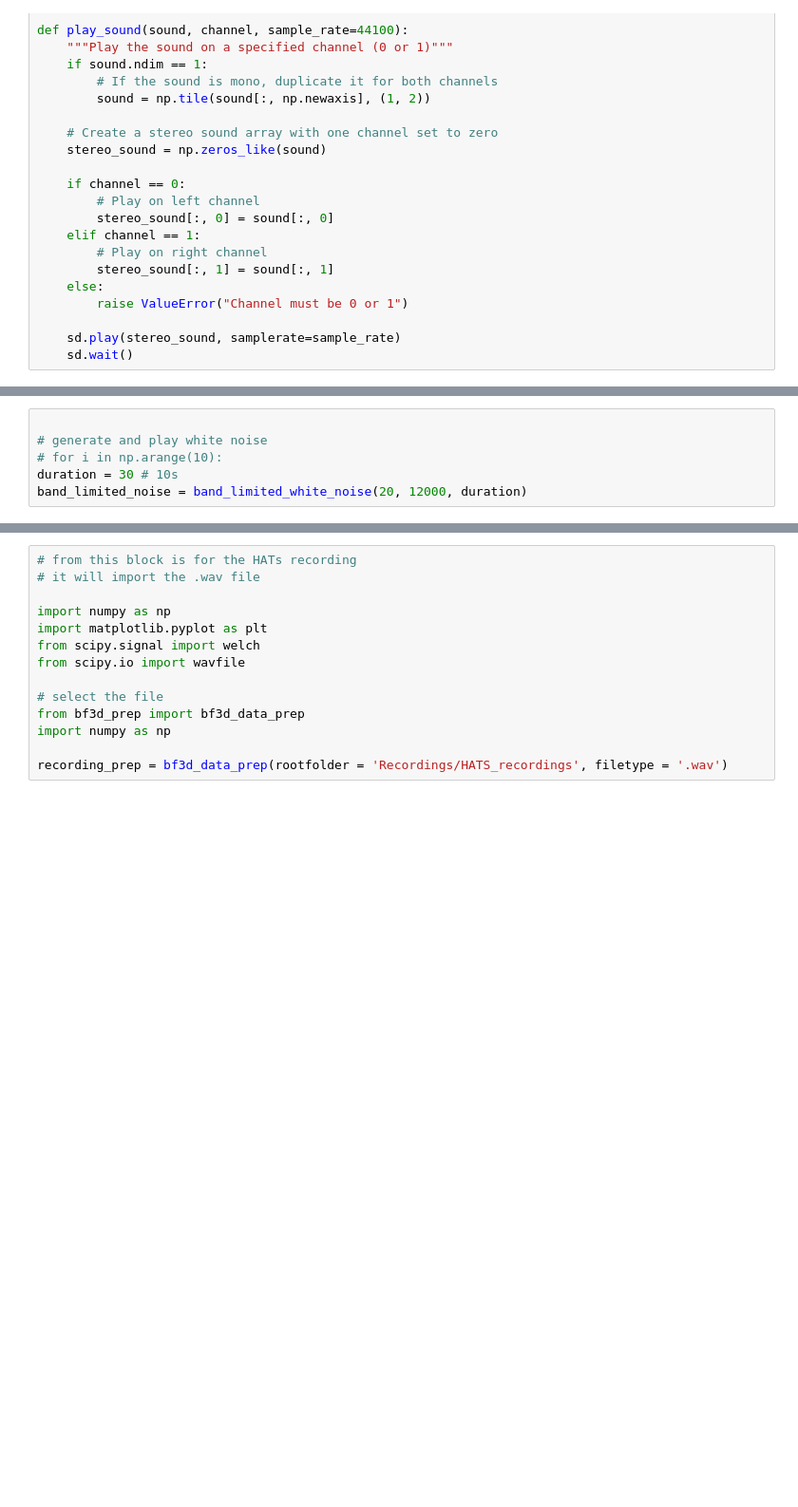
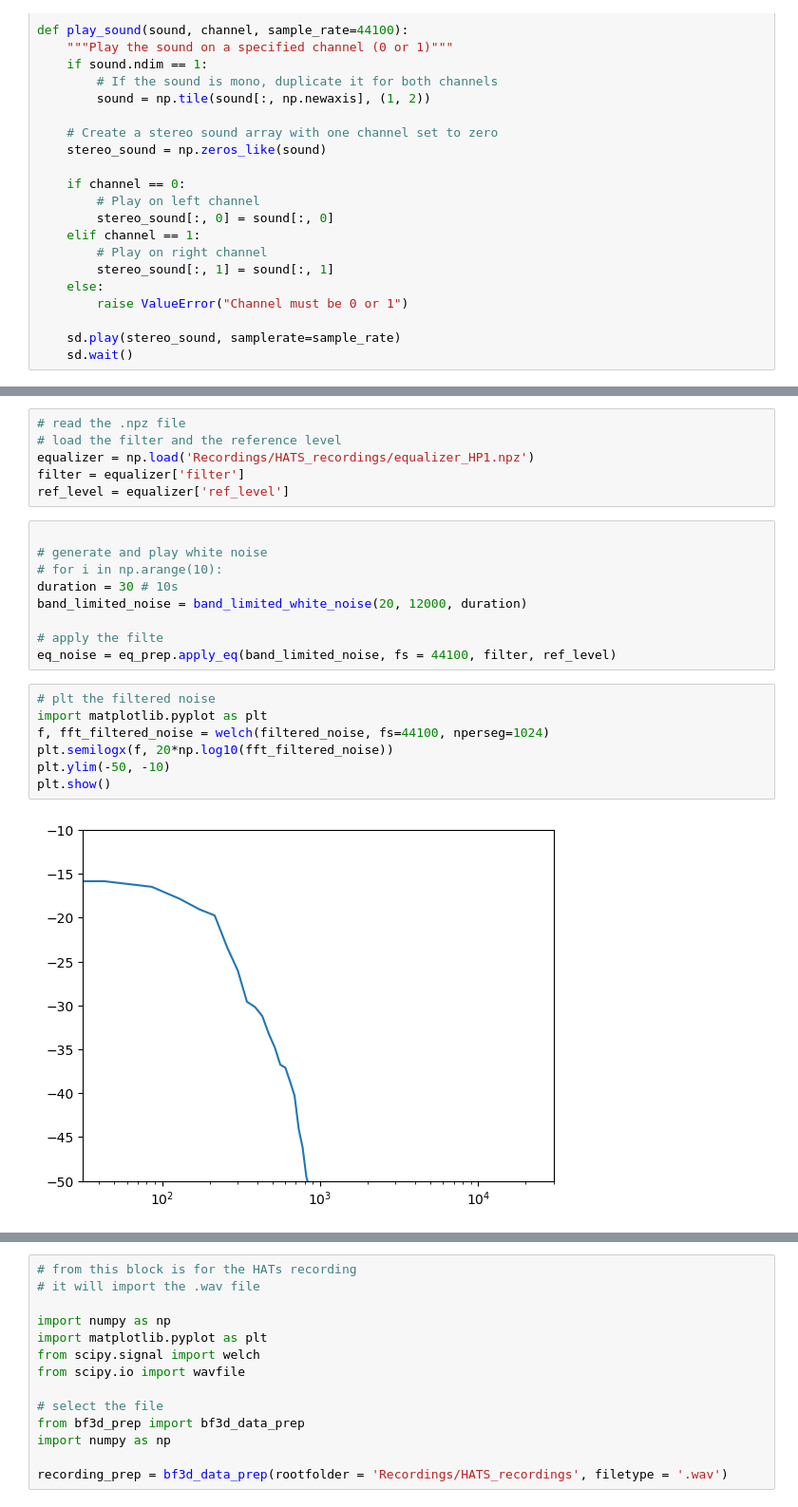
Before and after one commit to 1ieng2en/3d_beamforming, a Jupyter notebook: Measurement.ipynb, the cells around one changed output, grey strips where cells are left out. Shown at 95% size. Saved outputs shown, nothing was run; the diff lists cells and outputs as text; blank space fills up the shorter version.

```diff
--- a/Measurement.ipynb
+++ b/Measurement.ipynb
@@ -63,9 +74,27 @@ def play_sound(sound, channel, sample_rate=44100):
+# %%
+# read the .npz file
+# load the filter and the reference level
+equalizer = np.load('Recordings/HATS_recordings/equalizer_HP1.npz')
+filter = equalizer['filter']
+ref_level = equalizer['ref_level']
 # %%
 
 # generate and play white noise
 # for i in np.arange(10):
 duration = 30 # 10s
 band_limited_noise = band_limited_white_noise(20, 12000, duration)
+
+# apply the filte
+eq_noise = eq_prep.apply_eq(band_limited_noise, fs = 44100, filter, ref_level)
+# %%
+# plt the filtered noise
+import matplotlib.pyplot as plt
+f, fft_filtered_noise = welch(filtered_noise, fs=44100, nperseg=1024)
+plt.semilogx(f, 20*np.log10(fft_filtered_noise))
+plt.ylim(-50, -10)
+plt.show()
+# %% [output]
+[figure, added]
 # %%
 # channel 0: left ear, channel 1: right ear
 play_sound(sound = band_limited_noise, channel=0)
```
Also changed, not shown: parts of 9 cells of this notebook, 12 other files.
